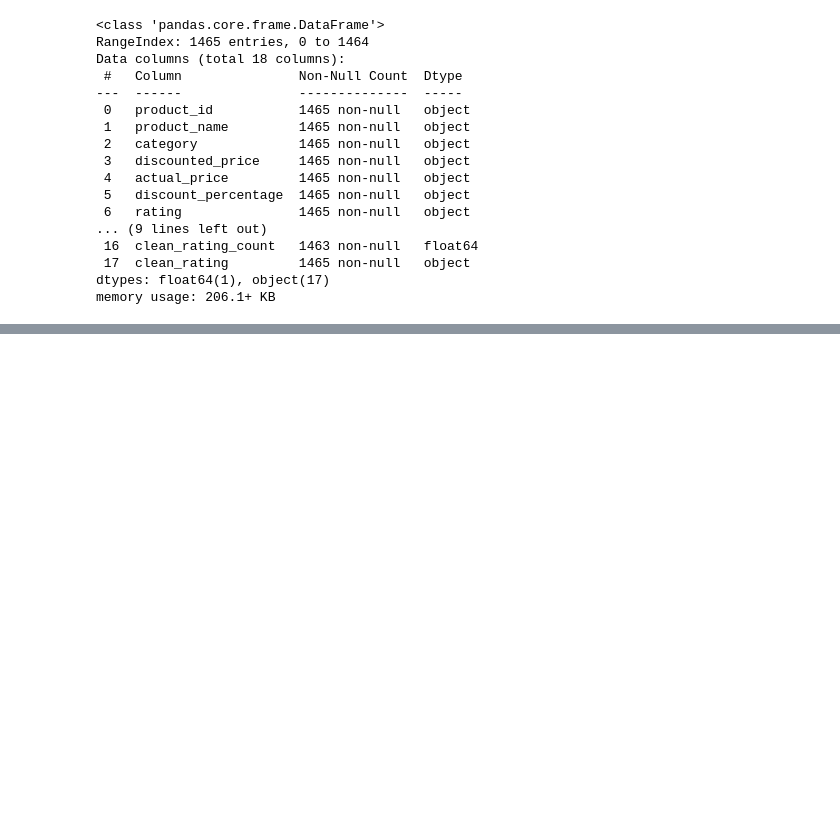
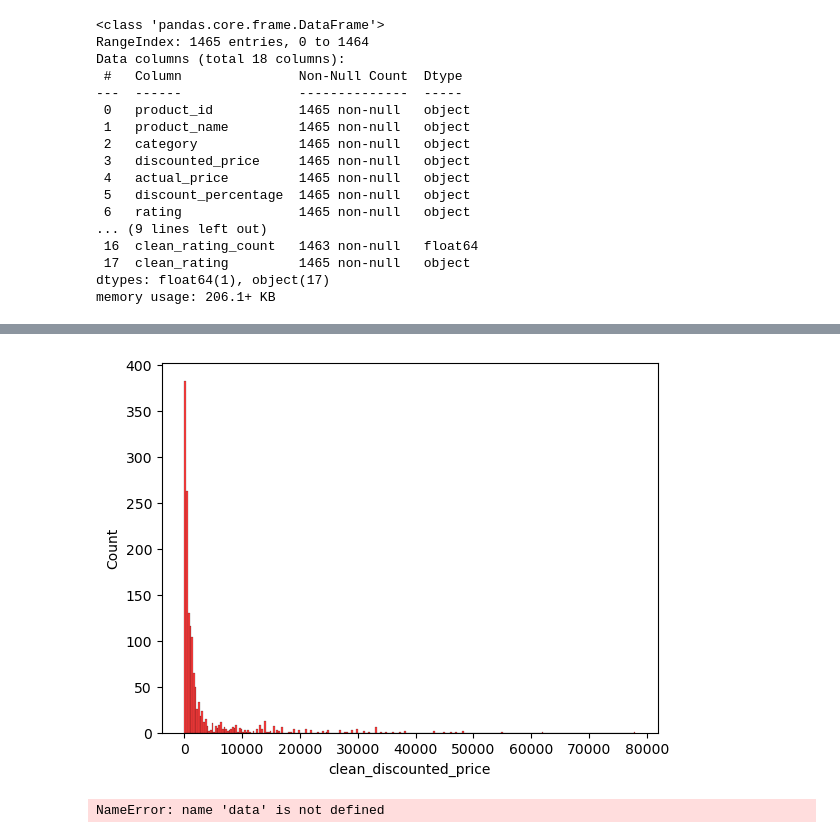
Before and after one commit to Sanjay1996383/project-amazon-sale, a Jupyter notebook: amazon .sale.ipynb, the cells around one changed output, grey strips where cells are left out. Saved outputs shown, nothing was run; the diff lists cells and outputs as text; code cells hidden in the pictures; blank space fills up the shorter version.

```diff
--- a/amazon .sale.ipynb
+++ b/amazon .sale.ipynb
@@ -155,0 +173,11 @@ fig2.show()
+# %%
+sns.histplot(data=df , x='clean_discounted_price', color='red', label='Discounted Price')
+fig = px.bar(df.head(10), y='clean_discounted_price', color='clean_discounted_price', height=620, hover_name='product_name')
+fig.show()
+# %% [output]
+[figure, added]
+# %%
+sns.distplot(data['x'])
+sns.distplot(data['y']);
+# %% [output]
+NameError: name 'data' is not defined
```
Also changed, not shown: parts of 7 cells of this notebook.
